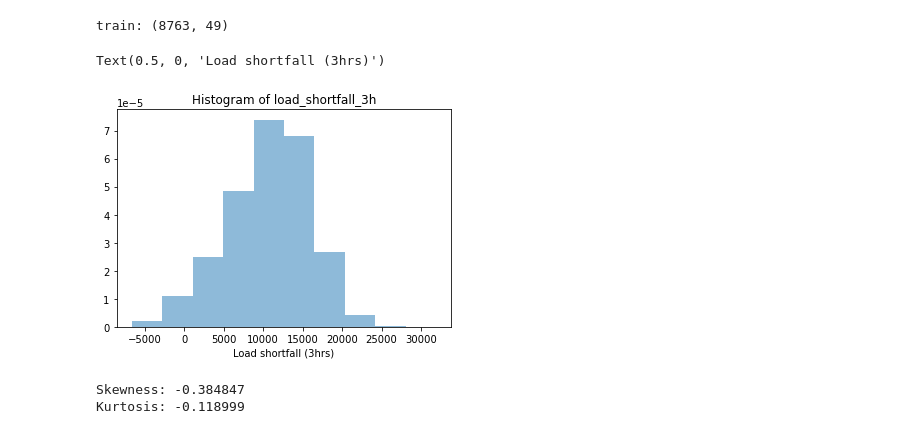
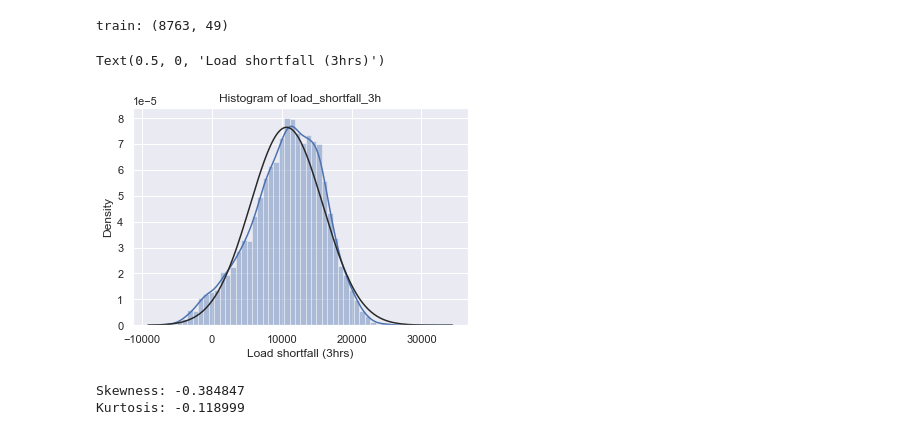
Before and after one commit to setshabapm/spain_electricity_shortfall_challenge_2023, a Jupyter notebook: Advanced-Regression-Starter-Data/starter-notebook.ipynb, the cells around one changed output. Saved outputs shown, nothing was run; the diff lists cells and outputs as text; code cells hidden in the pictures.

```diff
--- a/Advanced-Regression-Starter-Data/starter-notebook.ipynb
+++ b/Advanced-Regression-Starter-Data/starter-notebook.ipynb
@@ -156,12 +157,12 @@ print('train:', df_train.shape)
 # %% [output]
 train: (8763, 49)
 # %%
-plt.hist(df_train['load_shortfall_3h'], density='True', alpha=0.5)
+sns.distplot(df_train['load_shortfall_3h'], fit=norm)
 plt.title('Histogram of load_shortfall_3h')
 plt.xlabel('Load shortfall (3hrs)')
 # %% [output]
 Text(0.5, 0, 'Load shortfall (3hrs)')
-[figure, old version]
+[figure, new version]
 # %%
 print("Skewness: {:.6f}".format(df_train['load_shortfall_3h'].skew()))
 print("Kurtosis: {:.6f}".format(df_train['load_shortfall_3h'].kurt()))
```
Also changed, not shown: parts of 22 cells of this notebook.
